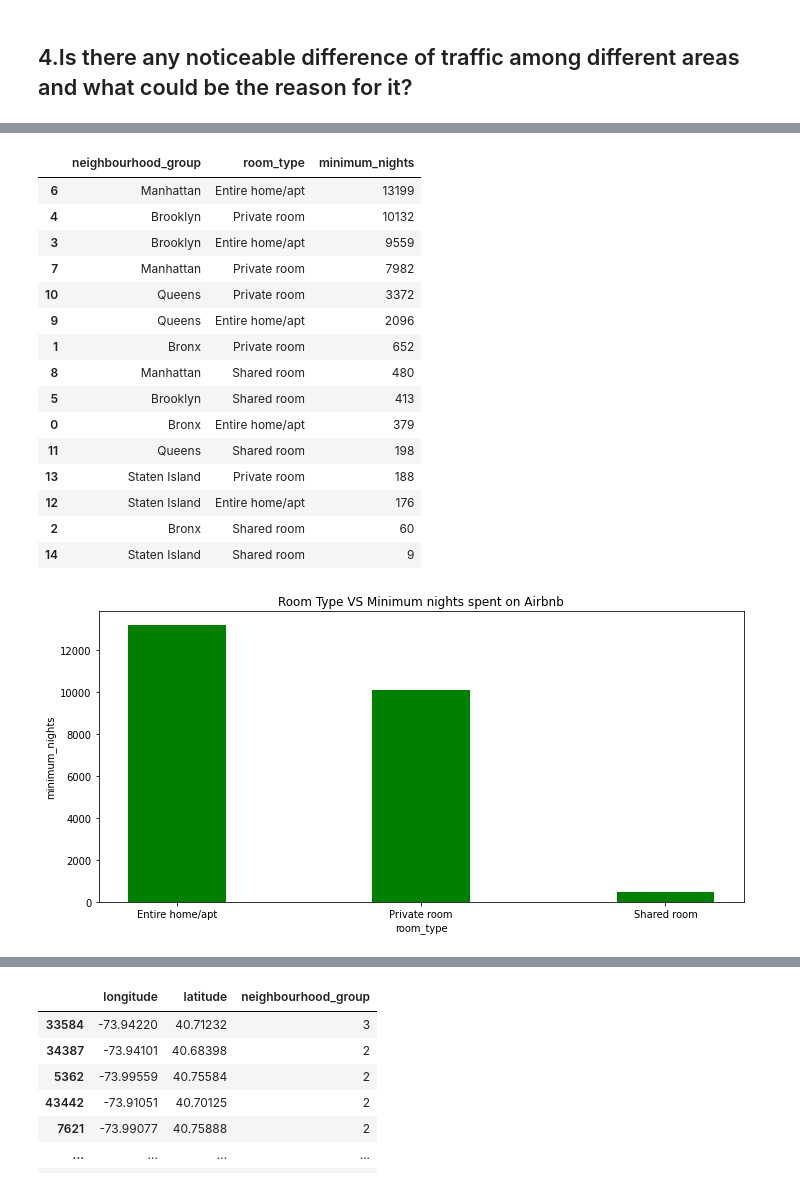
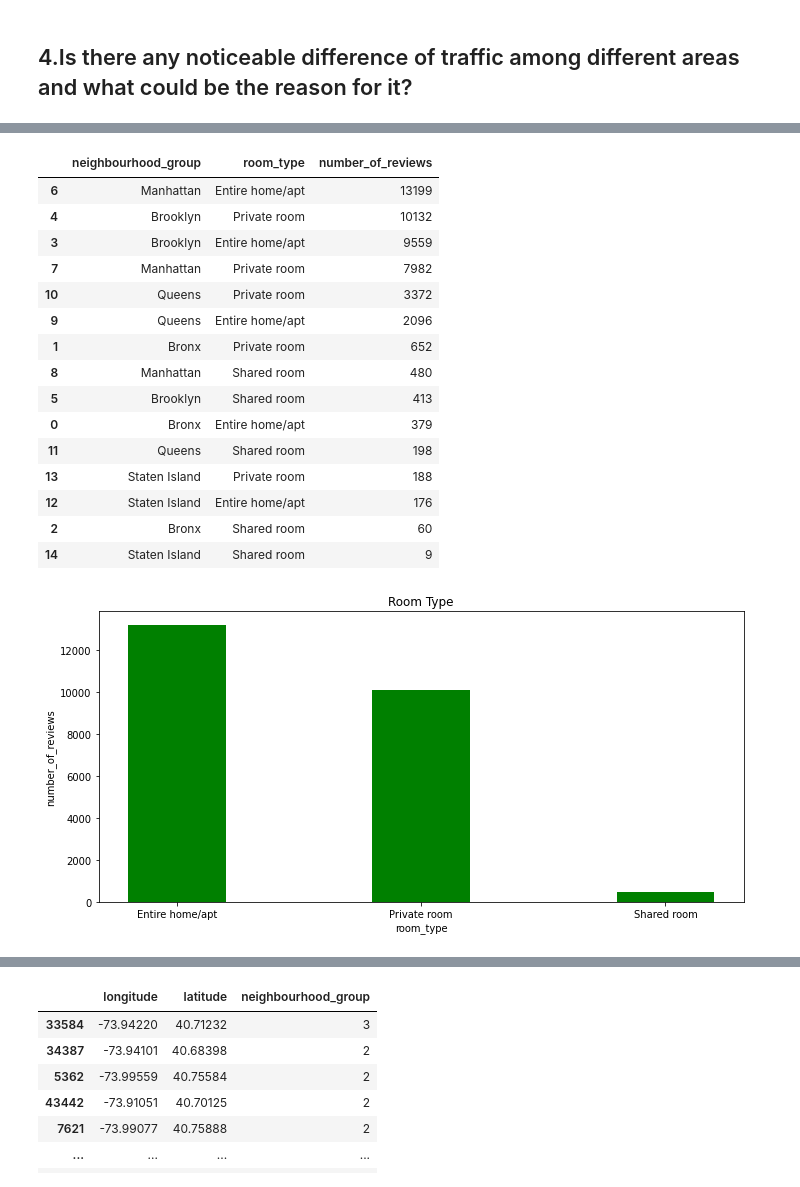
Before and after one commit to KartikKumar7070/Airbnb-Dataset, a Jupyter notebook: Airbnb_Bookings_Analysis_Capstone_Project.ipynb, the cells around one changed output, grey strips where cells are left out. Drawn from its saved outputs; the diff is of its cells as text; code cells hidden in the pictures.

```diff
--- a/Airbnb_Bookings_Analysis_Capstone_Project.ipynb
+++ b/Airbnb_Bookings_Analysis_Capstone_Project.ipynb
@@ -83,6 +121,10 @@ df.describe()
 # %%
 df.drop('reviews_per_month',axis=1,inplace=True)
 df.drop('last_review',axis=1,inplace=True)
+# %%
+# Filling missing values
+df['name'].fillna('Absent', inplace = True)
+df['host_name'].fillna('Absent', inplace =  True)
 # %%
 df.isnull().sum()
 # %% [output]
@@ -319,11 +340,11 @@ new_df.head(2)
 | 0 | 2539 | Clean & quiet apt home by the park | 2787 | John | Brooklyn | Kensington | 40.64749 | -73.97237 | ... |
 | 1 | 2595 | Skylit Midtown Castle | 2845 | Jennifer | Manhattan | Midtown | 40.75362 | -73.98377 | ... |
 # %%
-traffic_areas = new_df.groupby(['neighbourhood_group','room_type'])['minimum_nights'].count().reset_index().sort_values(by='minimum_nights',ascending=False).head(100)
+traffic_areas = new_df.groupby(['neighbourhood_group','room_type'])['number_of_reviews'].count().reset_index().sort_values(by='number_of_reviews',ascending=False).head(100)
 # %%
 traffic_areas
 # %% [output]
-|  | neighbourhood_group | room_type | minimum_nights |
+|  | neighbourhood_group | room_type | number_of_reviews |
 | 6 | Manhattan | Entire home/apt | 13199 |
 | 4 | Brooklyn | Private room | 10132 |
 | 3 | Brooklyn | Entire home/apt | 9559 |
@@ -341,22 +362,22 @@ traffic_areas
 | 14 | Staten Island | Shared room | 9 |
 # %%
 room_type = traffic_areas['room_type']
-minimum_nights = traffic_areas['minimum_nights']
+minimum_nights = traffic_areas['number_of_reviews']
 
 # Set the figure size
 plt.rcParams["figure.figsize"] = [10,5]
 plt.rcParams["figure.autolayout"] = True
 
 # Plot bar chart with data points
 plt.bar(room_type,minimum_nights,color='green',width=0.4)
 plt.xlabel('room_type')
-plt.ylabel('minimum_nights')
-plt.title('Room Type VS Minimum nights spent on Airbnb')
+plt.ylabel('number_of_reviews')
+plt.title('Room Type')
 
 # Display the plot
 plt.show()
 # %% [output]
-[figure, old version]
+[figure, new version]
 # %%
 new_df.head(2)
 # %% [output]
```
Also changed, not shown: parts of 34 cells of this notebook.
